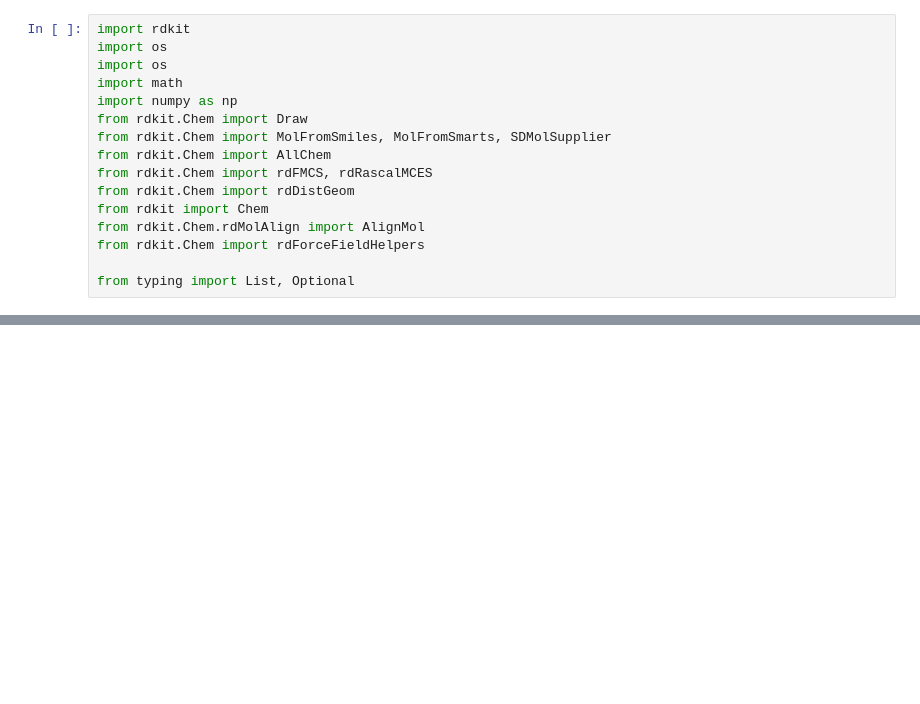
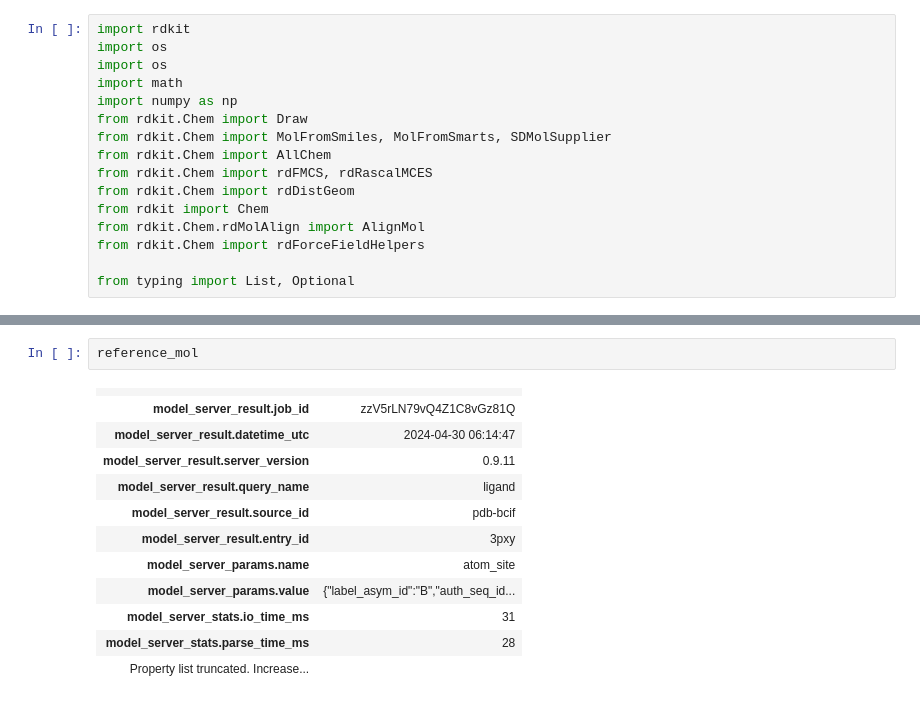
Before and after one commit to talo/rush-py, a Jupyter notebook: nbs/Tutorials/constrained_docking_protocol.ipynb, the cells around one changed output, grey strips where cells are left out. Cells and saved outputs as stored; diff of their text form; blank space fills up the shorter version.

```diff
--- a/nbs/Tutorials/constrained_docking_protocol.ipynb
+++ b/nbs/Tutorials/constrained_docking_protocol.ipynb
@@ -226,0 +248,15 @@ def constrained_virtual_screen(reference, query_molecules):
+# %%
+reference_mol
+# %% [output]
+|  |  |
+| model_server_result.job_id | zzV5rLN79vQ4Z1C8vGz81Q |
+| model_server_result.datetime_utc | 2024-04-30 06:14:47 |
+| model_server_result.server_version | 0.9.11 |
+| model_server_result.query_name | ligand |
+| model_server_result.source_id | pdb-bcif |
+| model_server_result.entry_id | 3pxy |
+| model_server_params.name | atom_site |
+| model_server_params.value | {"label_asym_id":"B","auth_seq_id... |
+| model_server_stats.io_time_ms | 31 |
+| model_server_stats.parse_time_ms | 28 |
+| Property list truncated. Increase... |  |
```
Also changed, not shown: parts of 9 cells of this notebook, 2 other files.
